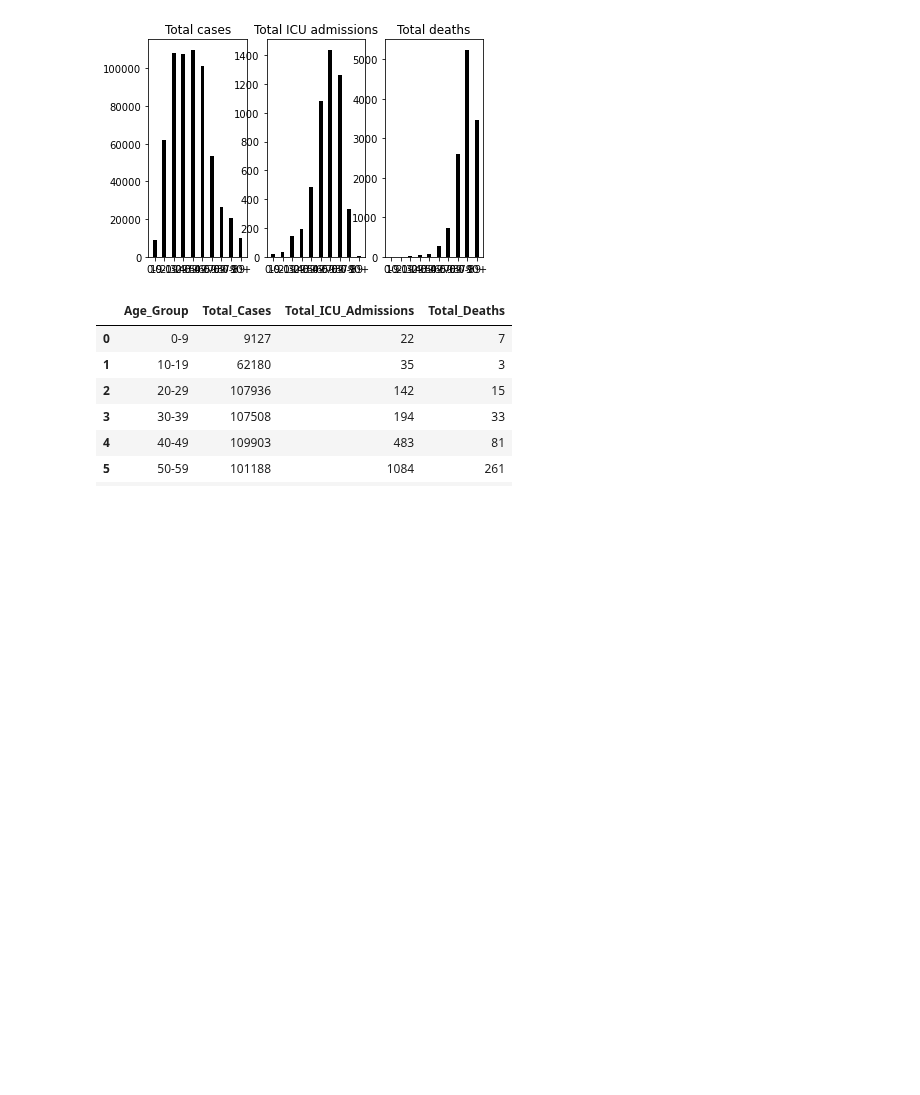
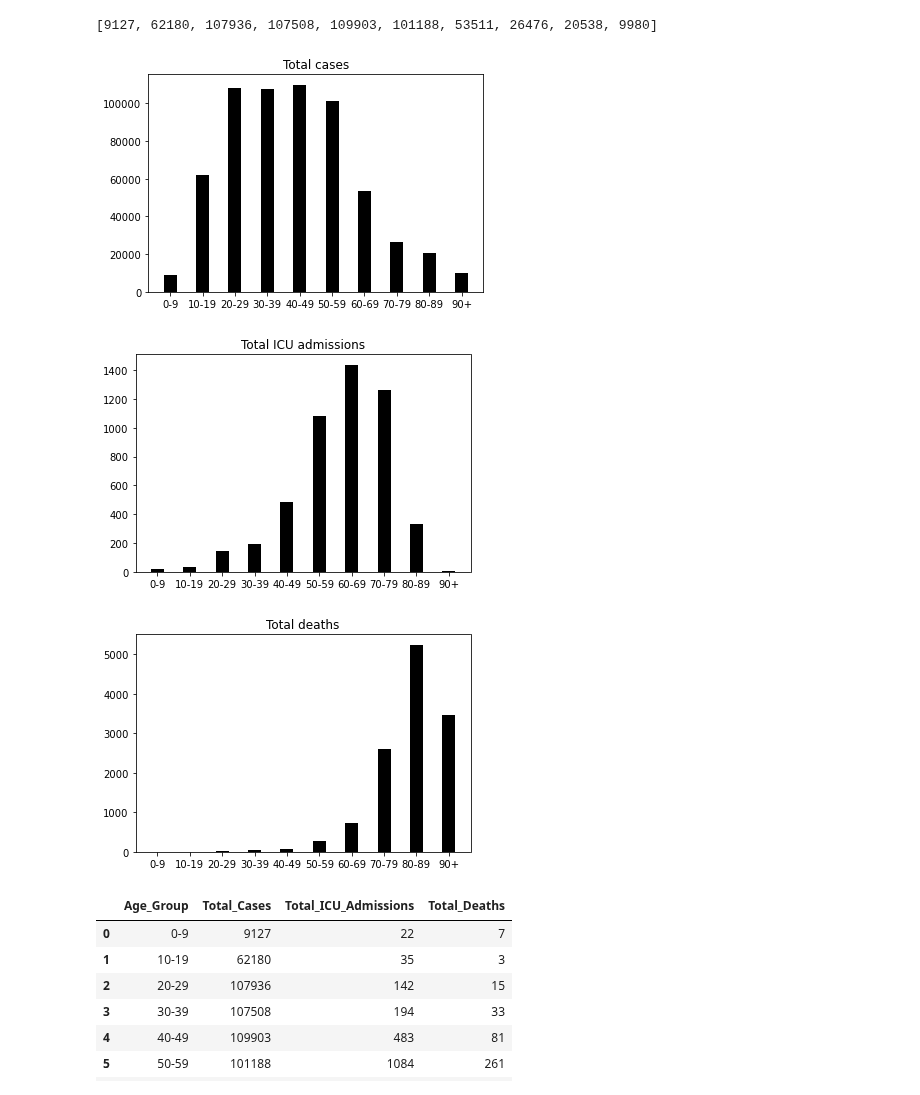
Before and after one commit to SannaIsak/sanna_isaksson_TE19C, a Jupyter notebook: Slutprojekt/dataanalys.ipynb, the cells around one changed output. Drawn from its saved outputs; the diff is of its cells as text; code cells hidden in the pictures; blank space fills up the shorter version.

```diff
--- a/Slutprojekt/dataanalys.ipynb
+++ b/Slutprojekt/dataanalys.ipynb
@@ -1,35 +1,37 @@
 # %%
 import pandas as pd
 import matplotlib.pyplot as plt
 
 df = pd.read_csv("National_Total_Deaths_by_Age_Group.csv")
 
 df_Total_Cases = df["Total_Cases"].tolist()
 df_Total_ICU = df["Total_ICU_Admissions"].tolist()
 df_Total_Deaths = df["Total_Deaths"].tolist()
 
-labels = df["Age_Group"].unique()
+ages = df["Age_Group"].unique()
 
-#print(labels_Total_Cases)
+print(df_Total_Cases)
 #df_Total_Deaths
 
-plt.subplot(1,3,1)
-plt.bar(labels, df_Total_Cases, width=.4, color="black")
+
+plt.bar(ages, df_Total_Cases, width=.4, color="black")
 plt.title("Total cases")
+#plt.legend()
+plt.show()
 
+plt.bar(ages, df_Total_ICU, width=.4, color="black")
+plt.title("Total ICU admissions")
+plt.show()
 
-plt.subplot(1,3,2)
-plt.bar(labels, df_Total_ICU, width=.4, color="black")
-plt.title("Total ICU admissions")
-
-
-plt.subplot(1,3,3)
-plt.bar(labels, df_Total_Deaths, width=.4, color="black")
+plt.bar(ages, df_Total_Deaths, width=.4, color="black")
 plt.title("Total deaths")
 
 plt.show()
 # %% [output]
+[9127, 62180, 107936, 107508, 109903, 101188, 53511, 26476, 20538, 9980]
-[figure, old version]
+[figure, new version]
+[figure, added]
+[figure, added]
 # %%
 df
 # %% [output]
```
Also changed, not shown: parts of 1 cell of this notebook.
